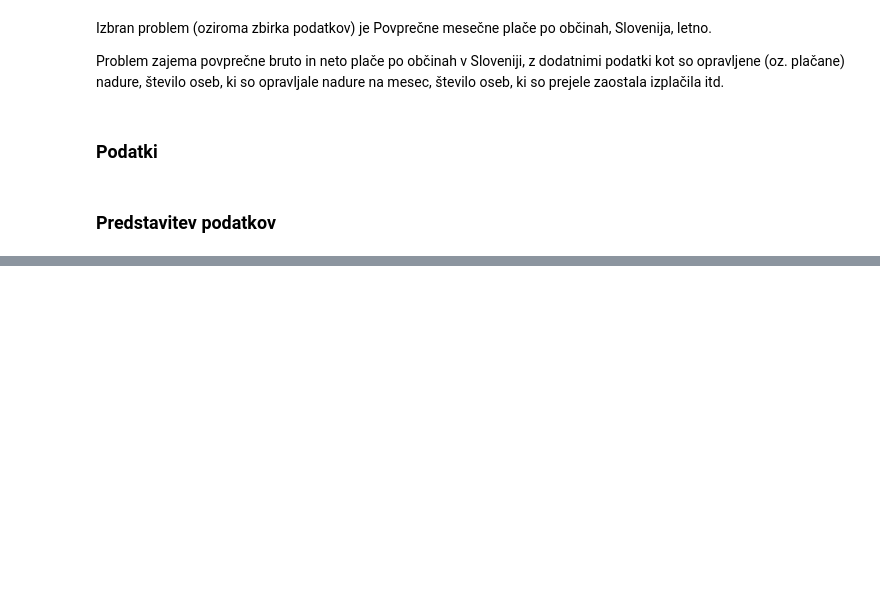
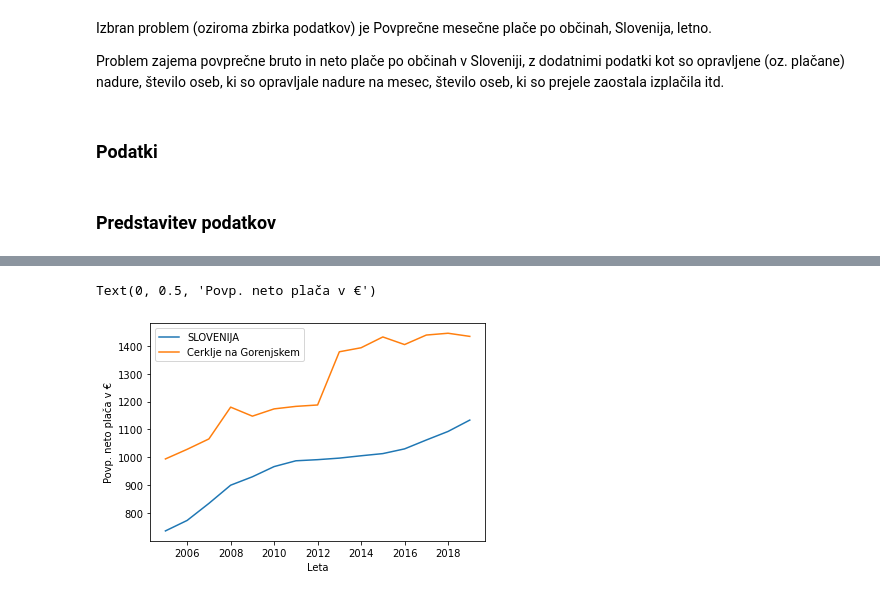
Before and after one commit to BlueVulture/DRAGU, a Jupyter notebook: report.ipynb, the cells around one changed output, grey strips where cells are left out. Cells and saved outputs as stored; diff of their text form; code cells hidden in the pictures; blank space fills up the shorter version.

```diff
--- a/report.ipynb
+++ b/report.ipynb
@@ -89,0 +97,7 @@ df.style.apply(h_max).apply(h_max2).apply(h_max3).format('{0:,.2f}')
+# %%
+ax = povpMesecnaPlacaNeto.loc[["SLOVENIJA", "Cerklje na Gorenjskem"],:].transpose().plot()
+ax.set_xlabel("Leta")
+ax.set_ylabel("Povp. neto plača v €")
+# %% [output]
+Text(0, 0.5, 'Povp. neto plača v €')
+[figure, added]
```
Also changed, not shown: parts of 4 cells of this notebook, 2 other files.
